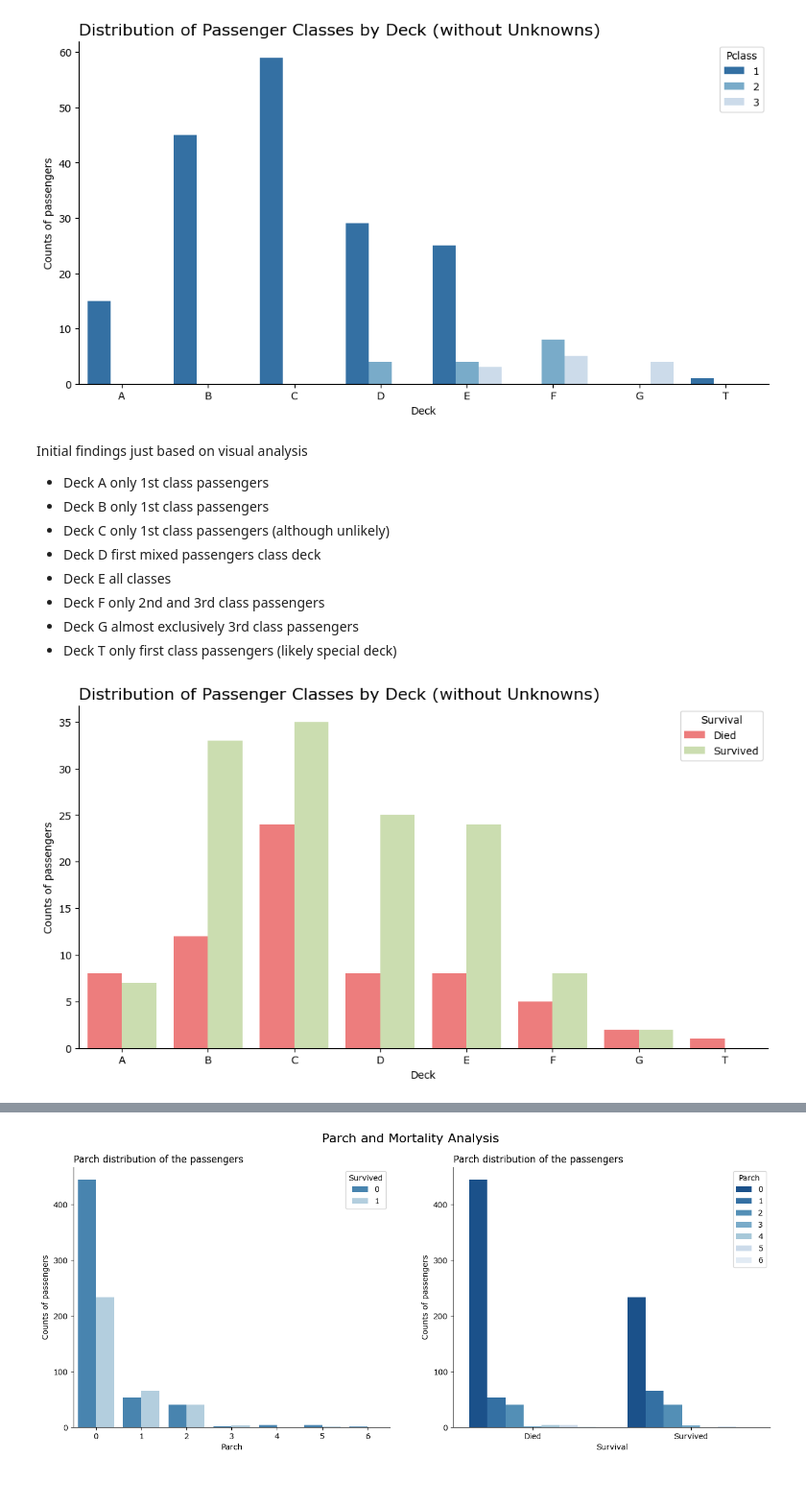
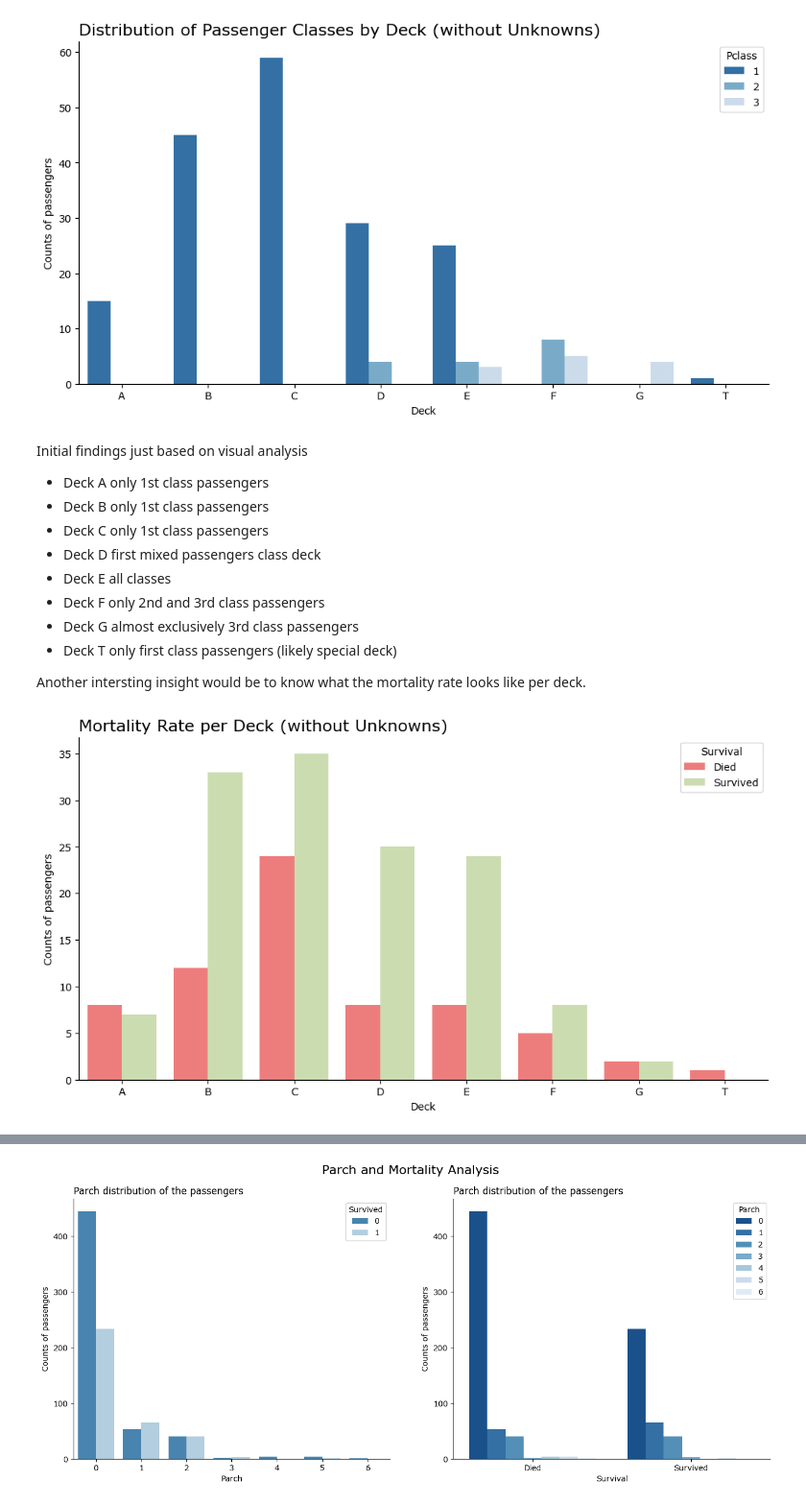
Before and after one commit to n3ur0mancer/kaggle_titanic_competition, a Jupyter notebook: titanic_comp_full.ipynb, the cells around one changed output, grey strips where cells are left out. Shown at 96% size. Cells and saved outputs as stored; diff of their text form; code cells hidden in the pictures.

```diff
--- a/titanic_comp_full.ipynb
+++ b/titanic_comp_full.ipynb
@@ -323,27 +355,29 @@ Initial findings just based on visual analysis
 
 - Deck A only 1st class passengers
 - Deck B only 1st class passengers
-- Deck C only 1st class passengers (although unlikely)
+- Deck C only 1st class passengers
 - Deck D first mixed passengers class deck
 - Deck E all classes
 - Deck F only 2nd and 3rd class passengers
 - Deck G almost exclusively 3rd class passengers
 - Deck T only first class passengers (likely special deck)
+
+Another intersting insight would be to know what the mortality rate looks like per deck.
 # %%
 # Creating a categorical plot
 plt.rcParams['font.family'] = "Verdana"
 plt.figure(figsize=(12, 6))
 custom_palette = {0: "#FF6B6B", 1: "#CCE5A8"}
 
-plt.title("Survivability by Deck (without Unknowns)", loc="left", font="Verdana", fontsize=16)
+plt.title("Mortality Rate per Deck (without Unknowns)", loc="left", font="Verdana", fontsize=16)
 ax2 = sns.countplot(x='Deck', data=filtered_df, hue='Survived', palette=custom_palette, order=sorted(filtered_df['Deck'].unique()))
 ax2.set_ylabel("Counts of passengers")
 ax2.legend(title="Survival",labels=["Died", "Survived"])
 sns.despine(left=False, bottom=False)
 
 plt.show()
 # %% [output]
-[figure, old version]
+[figure, new version]
 # %% [markdown]
 ##### *Parent/ Children (Parch)*
 
```
Also changed, not shown: parts of 9 cells of this notebook.
